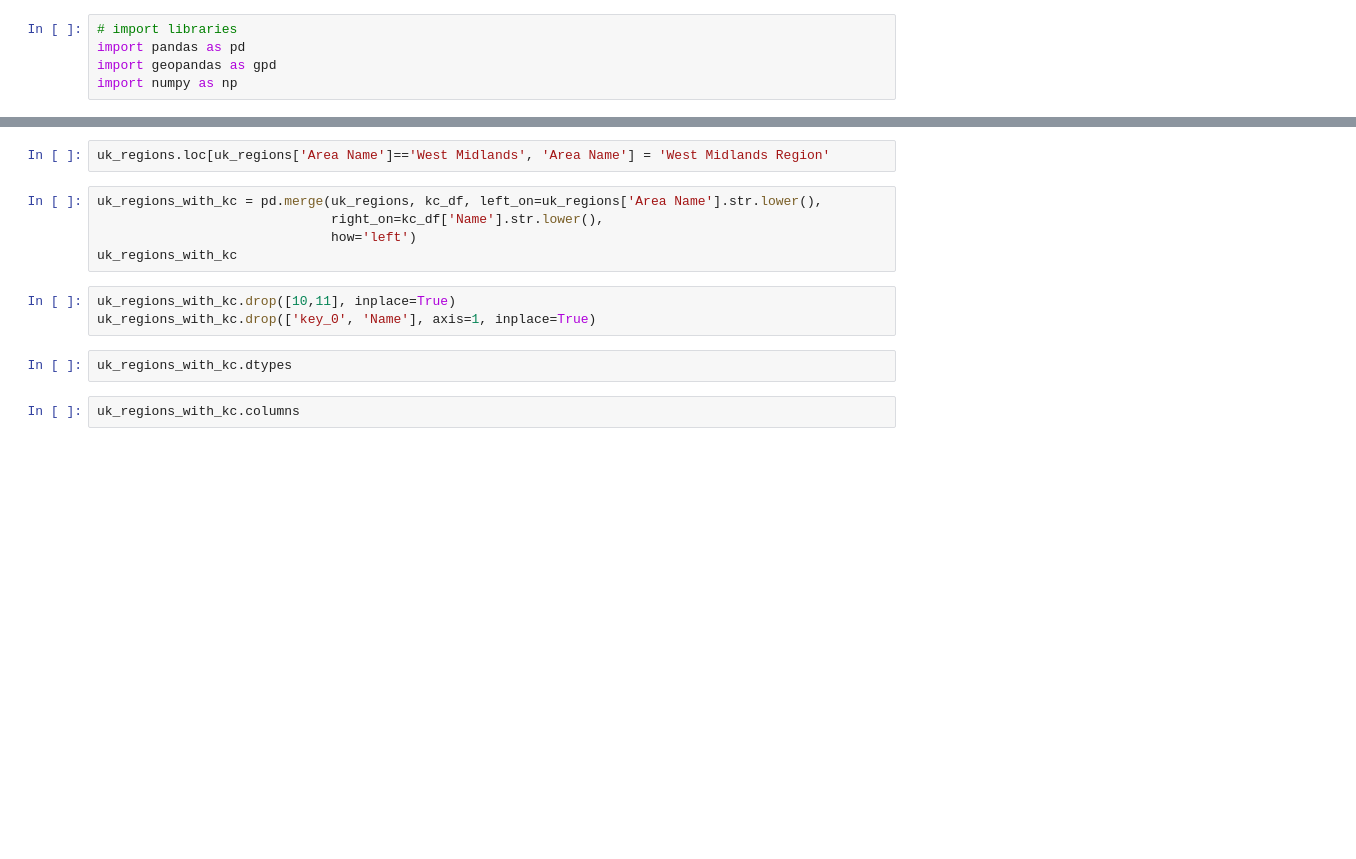
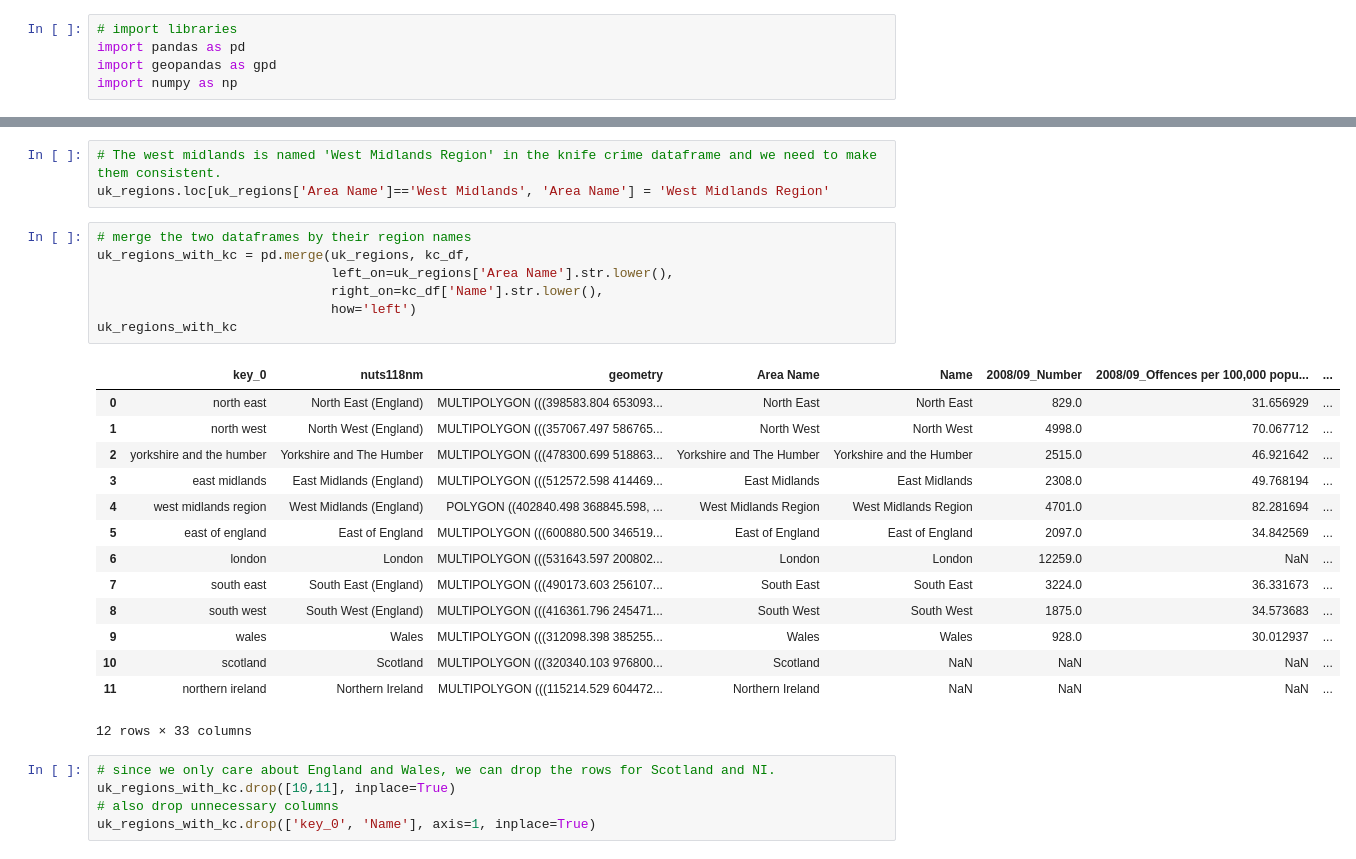
Before and after one commit to yulun-cd/TSD-group-proj, a Jupyter notebook: workbook.ipynb, the cells around one changed output, grey strips where cells are left out. Saved outputs shown, nothing was run; the diff lists cells and outputs as text; blank space fills up the shorter version.

```diff
--- a/workbook.ipynb
+++ b/workbook.ipynb
@@ -69,14 +229,30 @@ kc_df['Name'].values
 # %%
+# The west midlands is named 'West Midlands Region' in the knife crime dataframe and we need to make them consistent.
 uk_regions.loc[uk_regions['Area Name']=='West Midlands', 'Area Name'] = 'West Midlands Region'
 # %%
-uk_regions_with_kc = pd.merge(uk_regions, kc_df, left_on=uk_regions['Area Name'].str.lower(),
+# merge the two dataframes by their region names
+uk_regions_with_kc = pd.merge(uk_regions, kc_df,
+                              left_on=uk_regions['Area Name'].str.lower(),
                               right_on=kc_df['Name'].str.lower(),
                               how='left')
 uk_regions_with_kc
+# %% [output]
+|  | key_0 | nuts118nm | geometry | Area Name | Name | 2008/09_Number | 2008/09_Offences per 100,000 popu... | ... |
+| 0 | north east | North East (England) | MULTIPOLYGON (((398583.804 653093... | North East | North East | 829.0 | 31.656929 | ... |
+| 1 | north west | North West (England) | MULTIPOLYGON (((357067.497 586765... | North West | North West | 4998.0 | 70.067712 | ... |
+| 2 | yorkshire and the humber | Yorkshire and The Humber | MULTIPOLYGON (((478300.699 518863... | Yorkshire and The Humber | Yorkshire and the Humber | 2515.0 | 46.921642 | ... |
+| 3 | east midlands | East Midlands (England) | MULTIPOLYGON (((512572.598 414469... | East Midlands | East Midlands | 2308.0 | 49.768194 | ... |
+| 4 | west midlands region | West Midlands (England) | POLYGON ((402840.498 368845.598, ... | West Midlands Region | West Midlands Region | 4701.0 | 82.281694 | ... |
+| 5 | east of england | East of England | MULTIPOLYGON (((600880.500 346519... | East of England | East of England | 2097.0 | 34.842569 | ... |
+| 6 | london | London | MULTIPOLYGON (((531643.597 200802... | London | London | 12259.0 | NaN | ... |
+| 7 | south east | South East (England) | MULTIPOLYGON (((490173.603 256107... | South East | South East | 3224.0 | 36.331673 | ... |
+| 8 | south west | South West (England) | MULTIPOLYGON (((416361.796 245471... | South West | South West | 1875.0 | 34.573683 | ... |
+| 9 | wales | Wales | MULTIPOLYGON (((312098.398 385255... | Wales | Wales | 928.0 | 30.012937 | ... |
+| 10 | scotland | Scotland | MULTIPOLYGON (((320340.103 976800... | Scotland | NaN | NaN | NaN | ... |
+| 11 | northern ireland | Northern Ireland | MULTIPOLYGON (((115214.529 604472... | Northern Ireland | NaN | NaN | NaN | ... |
+12 rows × 33 columns
 # %%
+# since we only care about England and Wales, we can drop the rows for Scotland and NI.
 uk_regions_with_kc.drop([10,11], inplace=True)
+# also drop unnecessary columns
 uk_regions_with_kc.drop(['key_0', 'Name'], axis=1, inplace=True)
-# %%
-uk_regions_with_kc.dtypes
-# %%
-uk_regions_with_kc.columns
```
Also changed, not shown: parts of 41 cells of this notebook.
